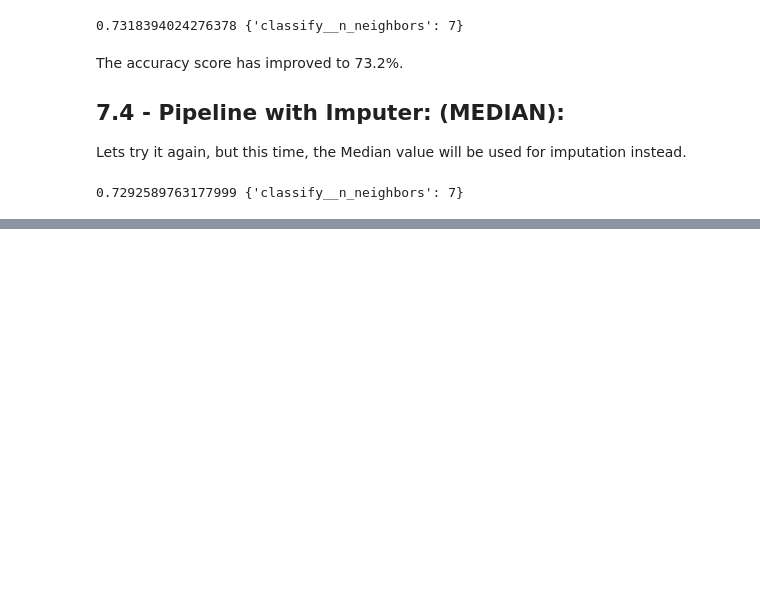
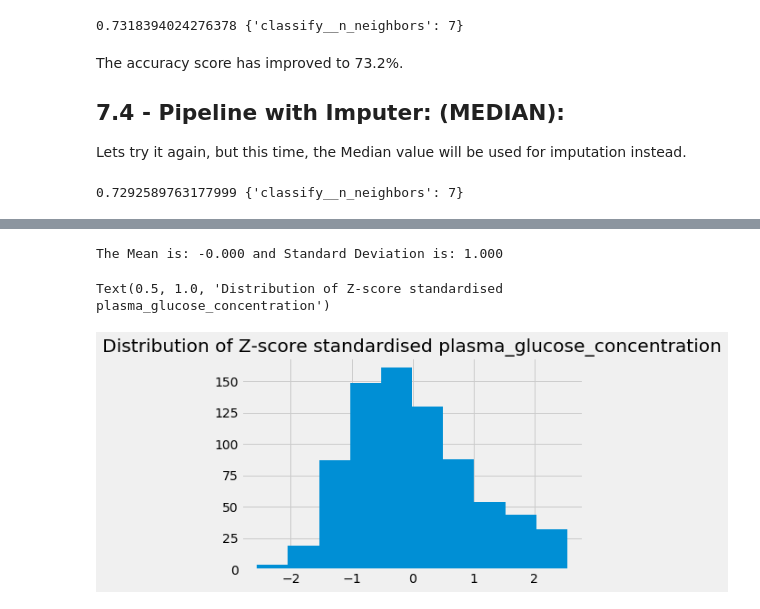
Before and after one commit to ylee9107/FeatureEngineering_myLearning, a Jupyter notebook: 1 - Feature Improvements/Feature Improvement.ipynb, the cells around one changed output, grey strips where cells are left out. Saved outputs shown, nothing was run; the diff lists cells and outputs as text; code cells hidden in the pictures; blank space fills up the shorter version.

```diff
--- a/1 - Feature Improvements/Feature Improvement.ipynb
+++ b/1 - Feature Improvements/Feature Improvement.ipynb
@@ -856,0 +968,18 @@ The model did not achieve a better score at 72.9%.
+# %%
+# After apply Scikit-Learn's Z-score:
+
+# Instantiate the Scaler:
+scaler = StandardScaler()
+
+# Apply it: uses [[]] to convert to dataframe.
+glucose_ZScore_stnd = scaler.fit_transform( pima_diabetes_dat[['plasma_glucose_concentration']] )
+
+print("The Mean is: {:.3f} and Standard Deviation is: {:.3f}".format(glucose_ZScore_stnd.mean(), glucose_ZScore_stnd.std()))
+
+# Plot:
+ax = pd.Series(glucose_ZScore_stnd.reshape(-1, )).hist()
+ax.set_title('Distribution of Z-score standardised plasma_glucose_concentration')
+# %% [output]
+The Mean is: -0.000 and Standard Deviation is: 1.000
+Text(0.5, 1.0, 'Distribution of Z-score standardised plasma_glucose_concentration')
+[figure, added]
```
Also changed, not shown: parts of 28 cells of this notebook.
